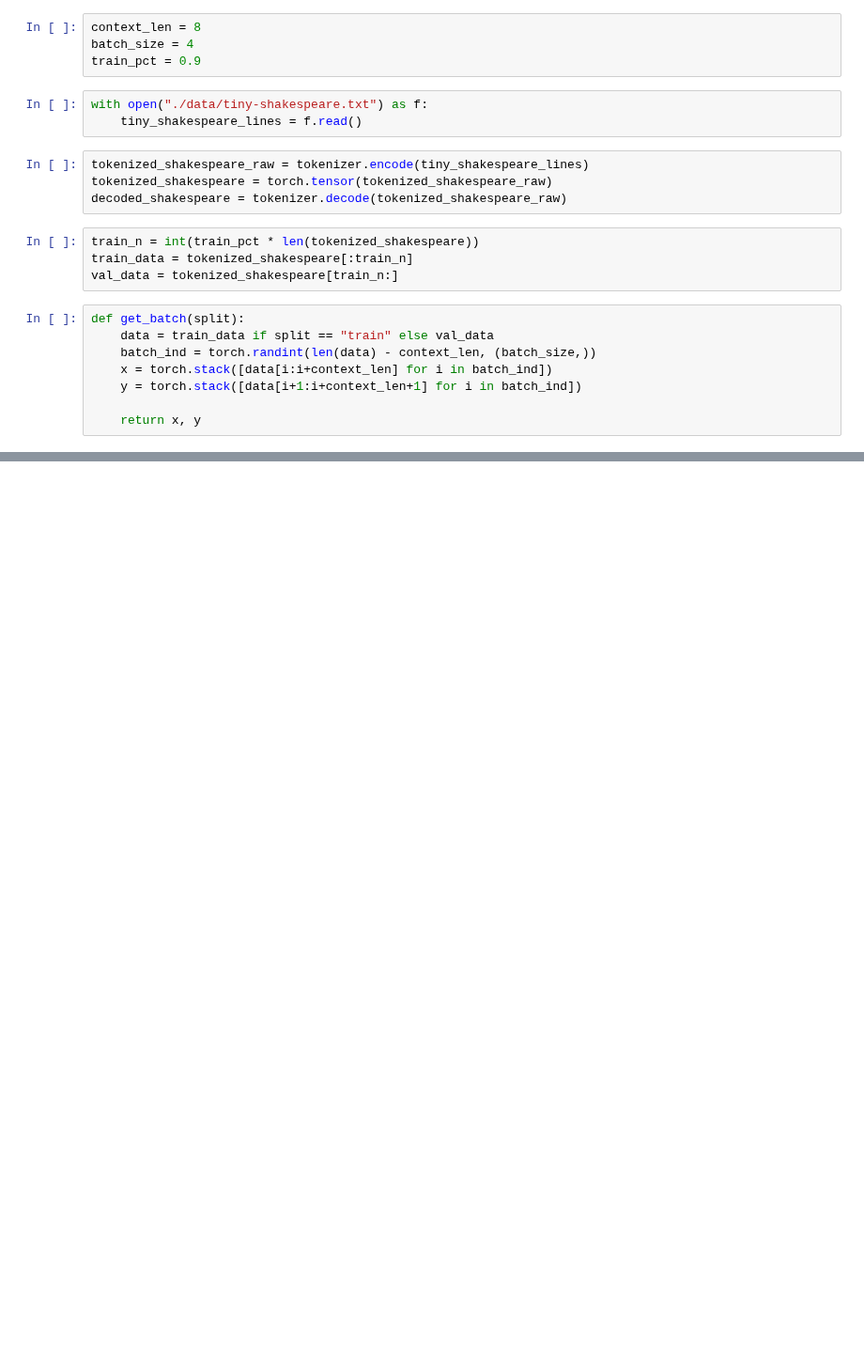
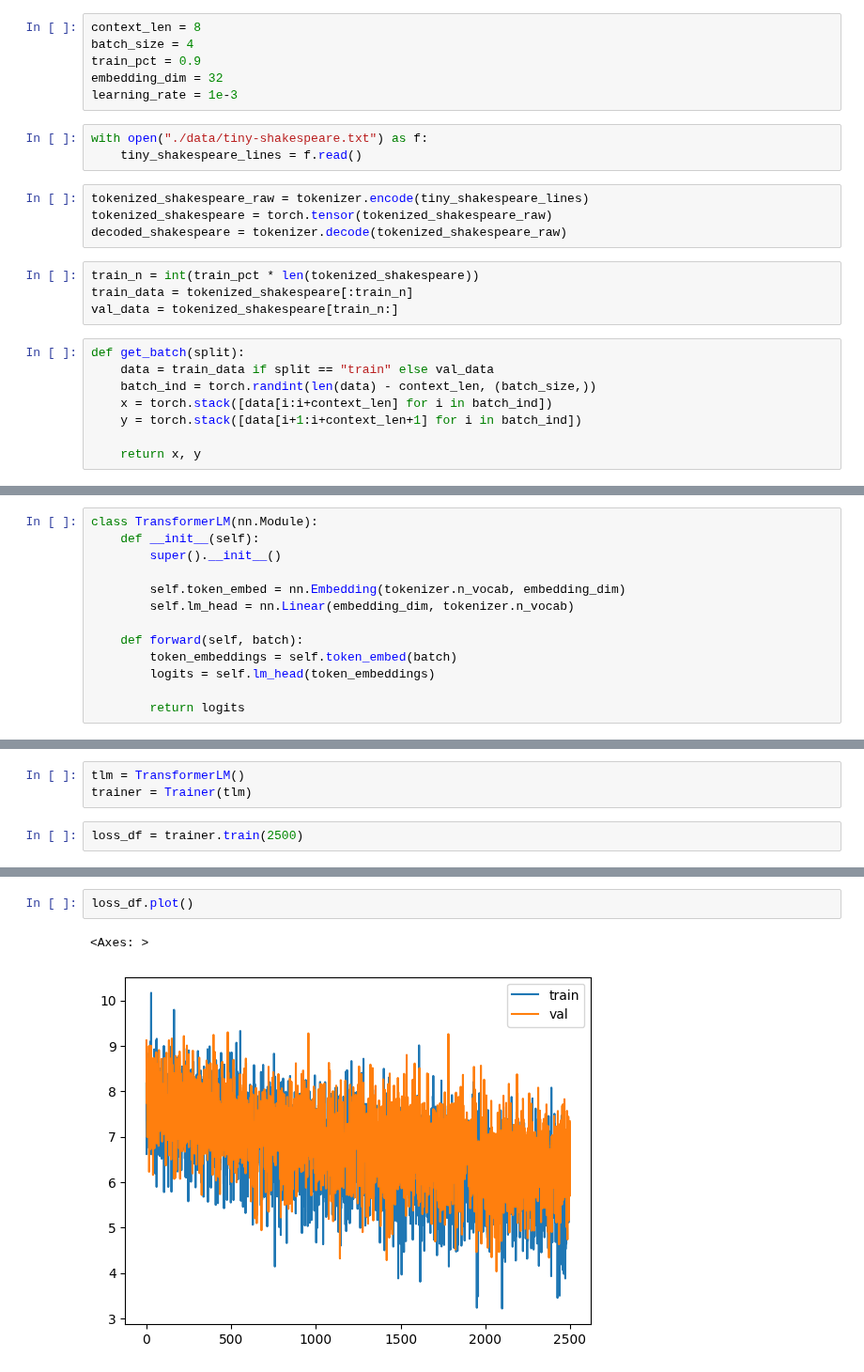
Before and after one commit to ralphrecto/labs, a Jupyter notebook: nanogpt.ipynb, the cells around one changed output, grey strips where cells are left out. Shown at 94% size. Cells and saved outputs as stored; diff of their text form; blank space fills up the shorter version.

Commit message:
Implement basic training loop

```diff
--- a/nanogpt.ipynb
+++ b/nanogpt.ipynb
@@ -9,6 +16,8 @@ tokenizer = tiktoken.get_encoding("cl100k_base")
 context_len = 8
 batch_size = 4
 train_pct = 0.9
+embedding_dim = 32
+learning_rate = 1e-3
 # %%
 with open("./data/tiny-shakespeare.txt") as f:
     tiny_shakespeare_lines = f.read()
@@ -41,0 +40,13 @@ get_batch("train")
+# %%
+class TransformerLM(nn.Module):
+    def __init__(self):
+        super().__init__()
+
+        self.token_embed = nn.Embedding(tokenizer.n_vocab, embedding_dim)
+        self.lm_head = nn.Linear(embedding_dim, tokenizer.n_vocab)
+
+    def forward(self, batch):
+        token_embeddings = self.token_embed(batch)
+        logits = self.lm_head(token_embeddings)
+
+        return logits
@@ -41,0 +94,5 @@ get_batch("train")
+# %%
+tlm = TransformerLM()
+trainer = Trainer(tlm)
+# %%
+loss_df = trainer.train(2500)
@@ -41,0 +115,5 @@ get_batch("train")
+# %%
+loss_df.plot()
+# %% [output]
+<Axes: >
+[figure, added]
```
Also changed, not shown: parts of 9 cells of this notebook.
